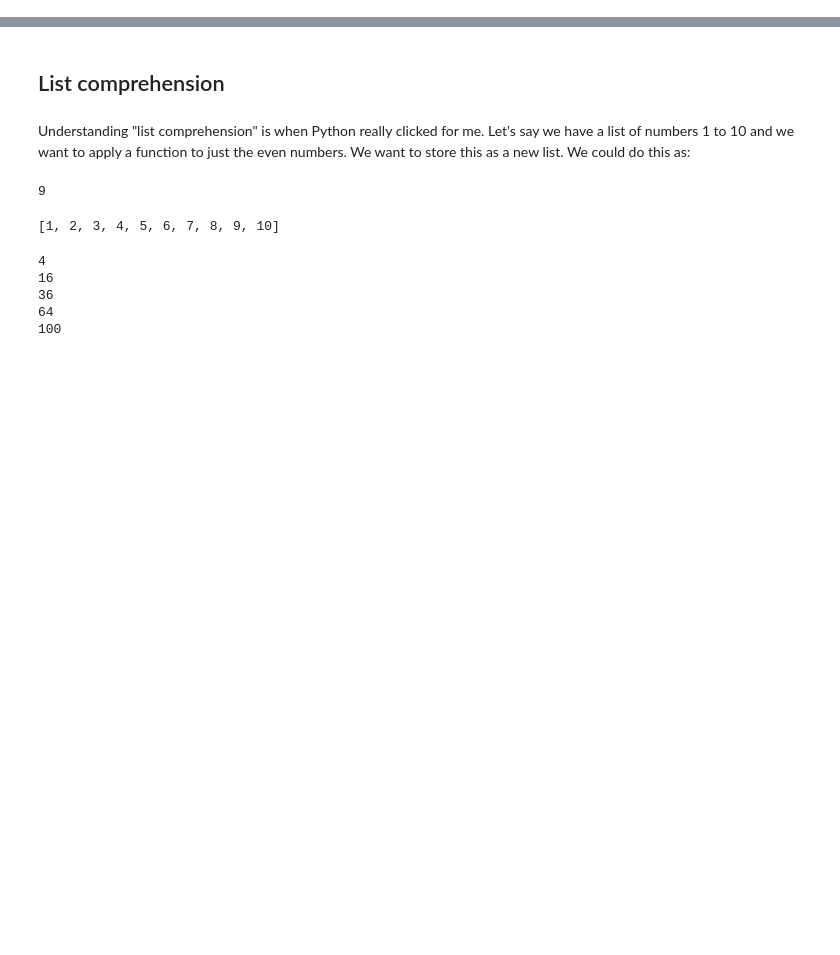
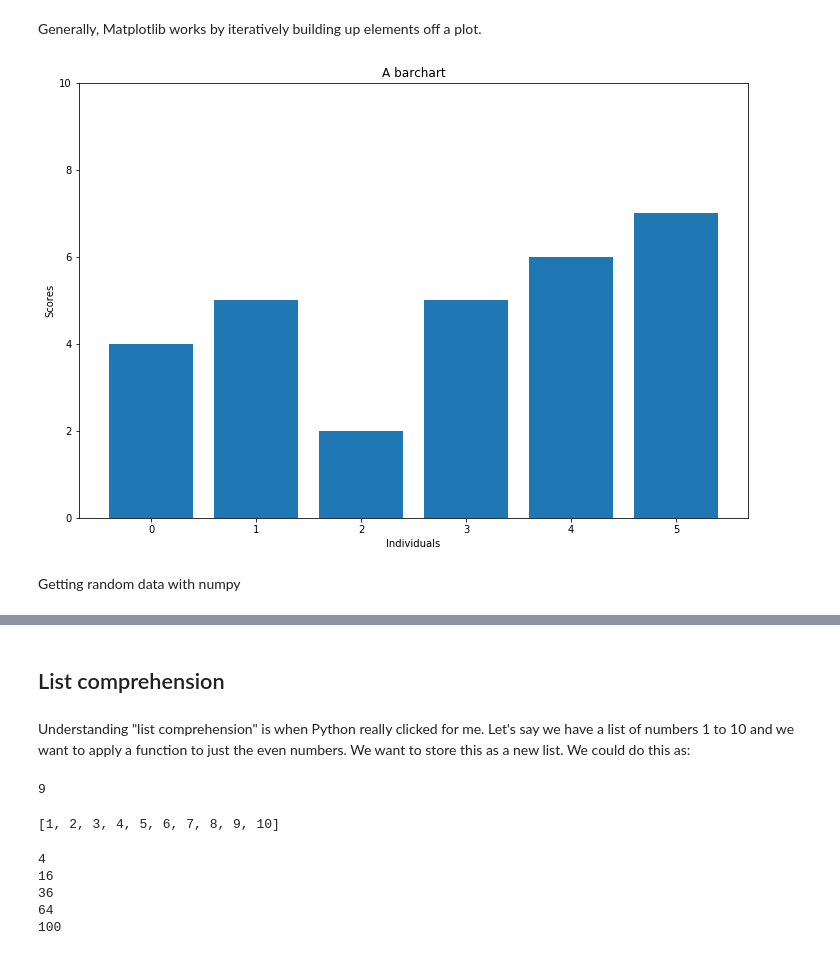
Before and after one commit to rasilab/tfcb_2018, a Jupyter notebook: lectures/lecture9/lecture9.ipynb, the cells around one changed output, grey strips where cells are left out. Saved outputs shown, nothing was run; the diff lists cells and outputs as text; code cells hidden in the pictures; blank space fills up the shorter version.

```diff
--- a/lectures/lecture9/lecture9.ipynb
+++ b/lectures/lecture9/lecture9.ipynb
@@ -2,0 +20,13 @@
+# %% [markdown]
+Generally, Matplotlib works by iteratively building up elements off a plot.
+# %%
+plt.bar(range(6), x_values)
+plt.title("A barchart")
+plt.xlabel("Individuals")
+plt.ylabel("Scores")
+plt.ylim([0, 10])
+plt.show()
+# %% [output]
+[figure, added]
+# %% [markdown]
+Getting random data with numpy
```
Also changed, not shown: parts of 17 cells of this notebook.
